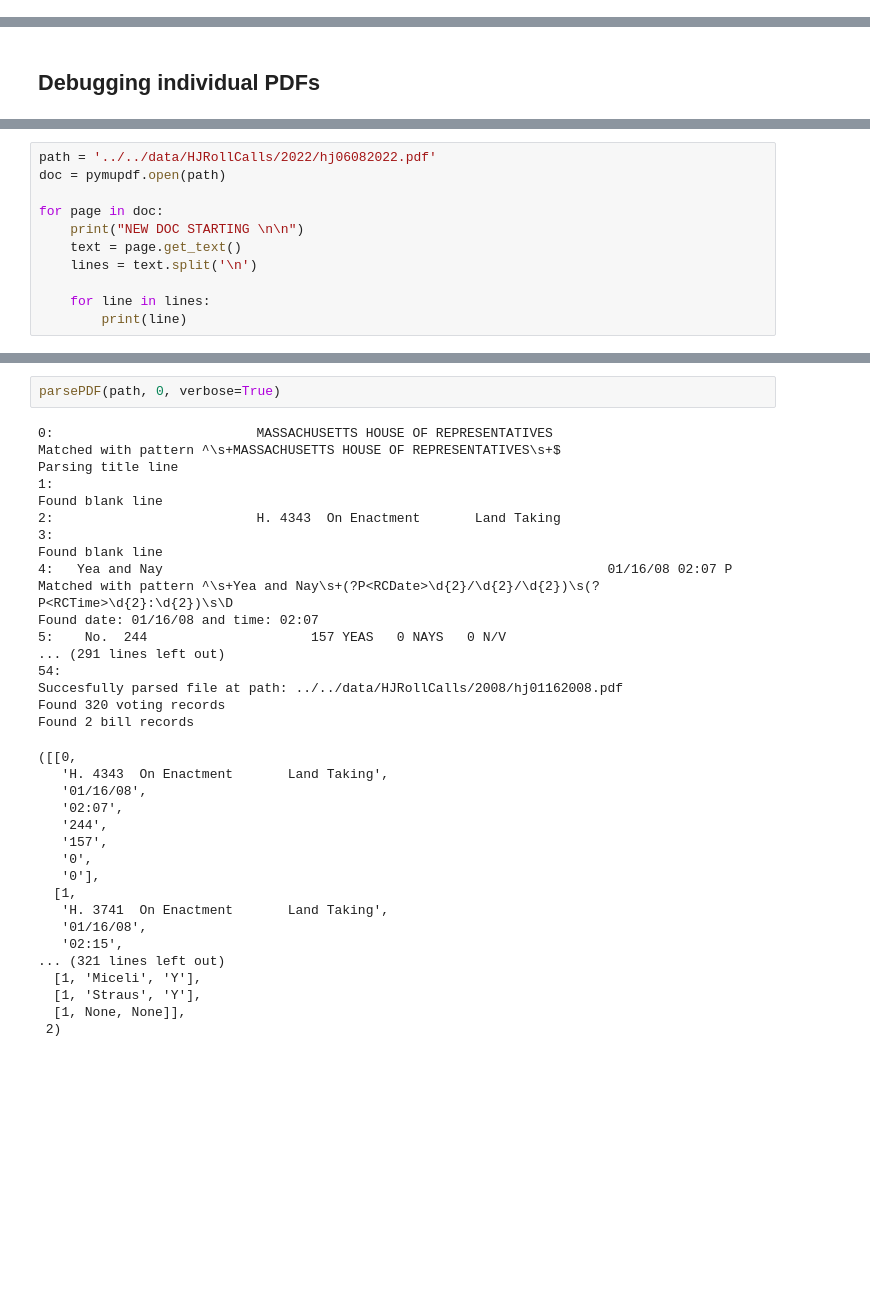
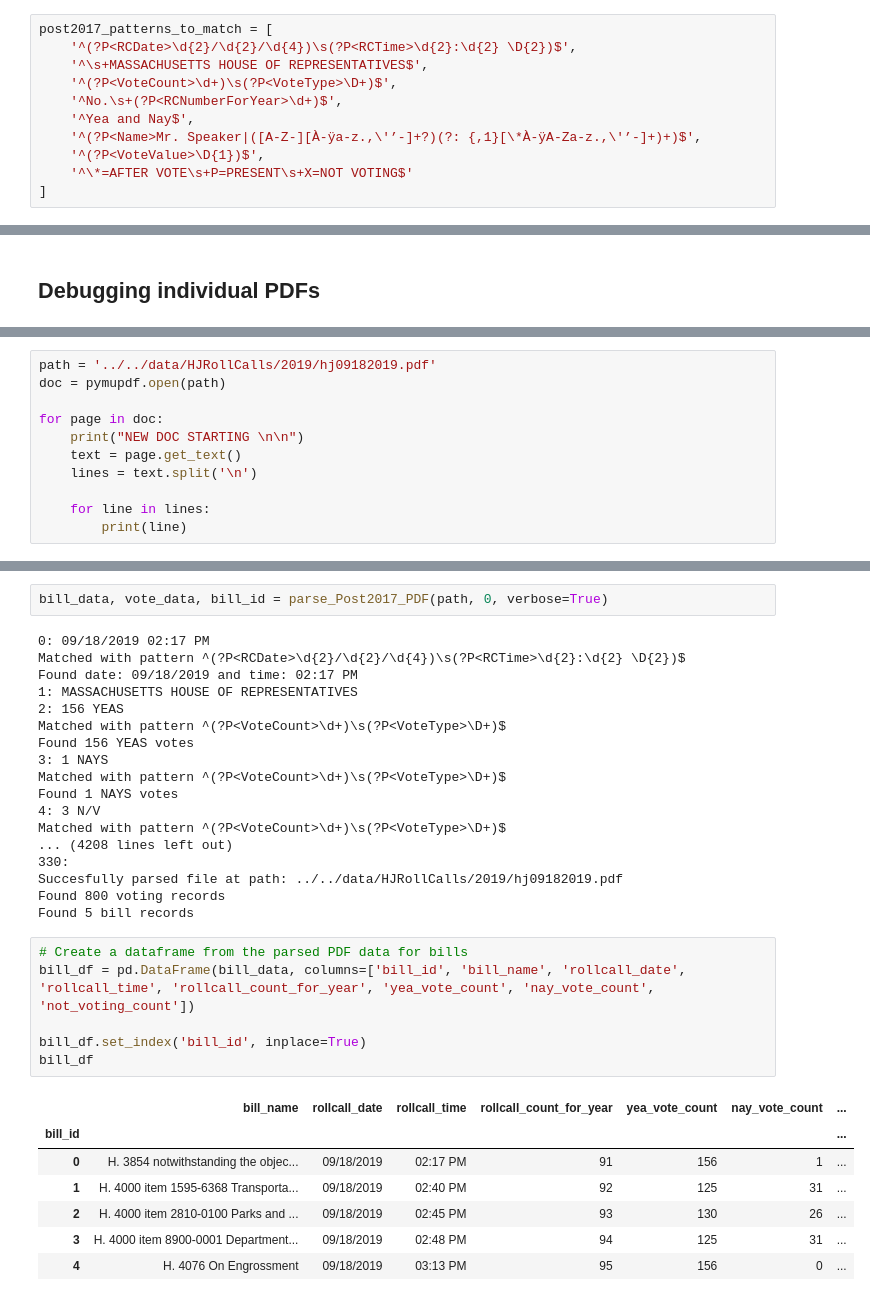
Before and after one commit to BU-Spark/ds-act-on-mass, a Jupyter notebook: fa25-team-a/eda/house_pdf_parsing/parse_house.ipynb, the cells around one changed output, grey strips where cells are left out. Cells and saved outputs as stored; diff of their text form; blank space fills up the shorter version.

```diff
--- a/fa25-team-a/eda/house_pdf_parsing/parse_house.ipynb
+++ b/fa25-team-a/eda/house_pdf_parsing/parse_house.ipynb
@@ -22,3 +28,14 @@ patterns_to_match =[
     '^\s+(?P<Vote1>[Y,N,X,P])\s+(?P<Name1>Mr. Speaker|(.+?)(?:\s{,1}[A-Za-z.,\'-]+)+)\s+(?P<Vote2>[Y,N,X,P])\s+(?P<Name2>(.+?)(?:\s{,1}[A-Za-z.,\'-]+)+)\s+(?P<Vote3>[Y,N,X,P])\s+(?P<Name3>(.+?)(?:\s{,1}[A-Za-z.,\'-]+)+)\s+((?P<Vote4>[Y,N,X,P])\s+(?P<Name4>(.+?)(?:\s{,1}[A-Za-z.,\'-]+)+)\s+)?$',
     '^\s+\*=AFTER VOTE\s+P=PRESENT\s+X=NOT VOTING\s+$'
 ]
+# %%
+post2017_patterns_to_match = [
+    '^(?P<RCDate>\d{2}/\d{2}/\d{4})\s(?P<RCTime>\d{2}:\d{2} \D{2})$',
+    '^\s+MASSACHUSETTS HOUSE OF REPRESENTATIVES$',
+    '^(?P<VoteCount>\d+)\s(?P<VoteType>\D+)$',
+    '^No.\s+(?P<RCNumberForYear>\d+)$',
+    '^Yea and Nay$',
+    '^(?P<Name>Mr. Speaker|([A-Z-][À-ÿa-z.,\'’-]+?)(?: {,1}[\*À-ÿA-Za-z.,\'’-]+)+)$',
+    '^(?P<VoteValue>\D{1})$',
+    '^\*=AFTER VOTE\s+P=PRESENT\s+X=NOT VOTING$'
+]
@@ -350,5 +492,5 @@ vote_df_from_csv.head()
 # %%
-path = '../../data/HJRollCalls/2022/hj06082022.pdf'
+path = '../../data/HJRollCalls/2019/hj09182019.pdf'
 doc = pymupdf.open(path)
 
 for page in doc:
@@ -379,37 +521,34 @@ Y
 # %%
-parsePDF(path, 0, verbose=True)
+bill_data, vote_data, bill_id = parse_Post2017_PDF(path, 0, verbose=True)
 # %% [output]
-0:                          MASSACHUSETTS HOUSE OF REPRESENTATIVES
-Matched with pattern ^\s+MASSACHUSETTS HOUSE OF REPRESENTATIVES\s+$
-Parsing title line
-1:
-Found blank line
-2:                          H. 4343  On Enactment       Land Taking
-3:
-Found blank line
-4:   Yea and Nay                                                         01/16/08 02:07 P
-Matched with pattern ^\s+Yea and Nay\s+(?P<RCDate>\d{2}/\d{2}/\d{2})\s(?P<RCTime>\d{2}:\d{2})\s\D
-Found date: 01/16/08 and time: 02:07
-5:    No.  244                     157 YEAS   0 NAYS   0 N/V
-... (291 lines left out)
-54:
-Succesfully parsed file at path: ../../data/HJRollCalls/2008/hj01162008.pdf
-Found 320 voting records
-Found 2 bill records
+0: 09/18/2019 02:17 PM
+Matched with pattern ^(?P<RCDate>\d{2}/\d{2}/\d{4})\s(?P<RCTime>\d{2}:\d{2} \D{2})$
+Found date: 09/18/2019 and time: 02:17 PM
+1: MASSACHUSETTS HOUSE OF REPRESENTATIVES
+2: 156 YEAS
+Matched with pattern ^(?P<VoteCount>\d+)\s(?P<VoteType>\D+)$
+Found 156 YEAS votes
+3: 1 NAYS
+Matched with pattern ^(?P<VoteCount>\d+)\s(?P<VoteType>\D+)$
+Found 1 NAYS votes
+4: 3 N/V
+Matched with pattern ^(?P<VoteCount>\d+)\s(?P<VoteType>\D+)$
+... (4208 lines left out)
+330:
+Succesfully parsed file at path: ../../data/HJRollCalls/2019/hj09182019.pdf
+Found 800 voting records
+Found 5 bill records
-([[0,
-   'H. 4343  On Enactment       Land Taking',
-   '01/16/08',
-   '02:07',
-   '244',
-   '157',
-   '0',
-   '0'],
-  [1,
-   'H. 3741  On Enactment       Land Taking',
-   '01/16/08',
-   '02:15',
-... (321 lines left out)
-  [1, 'Miceli', 'Y'],
-  [1, 'Straus', 'Y'],
-  [1, None, None]],
- 2)
+# %%
+# Create a dataframe from the parsed PDF data for bills
+bill_df = pd.DataFrame(bill_data, columns=['bill_id', 'bill_name', 'rollcall_date', 'rollcall_time', 'rollcall_count_for_year', 'yea_vote_count', 'nay_vote_count', 'not_voting_count'])
+
+bill_df.set_index('bill_id', inplace=True)
+bill_df
+# %% [output]
+|  | bill_name | rollcall_date | rollcall_time | rollcall_count_for_year | yea_vote_count | nay_vote_count | ... |
+| bill_id |  |  |  |  |  |  | ... |
+| 0 | H. 3854 notwithstanding the objec... | 09/18/2019 | 02:17 PM | 91 | 156 | 1 | ... |
+| 1 | H. 4000 item 1595-6368 Transporta... | 09/18/2019 | 02:40 PM | 92 | 125 | 31 | ... |
+| 2 | H. 4000 item 2810-0100 Parks and ... | 09/18/2019 | 02:45 PM | 93 | 130 | 26 | ... |
+| 3 | H. 4000 item 8900-0001 Department... | 09/18/2019 | 02:48 PM | 94 | 125 | 31 | ... |
+| 4 | H. 4076 On Engrossment | 09/18/2019 | 03:13 PM | 95 | 156 | 0 | ... |
```
Also changed, not shown: parts of 24 cells of this notebook, 4 other files.
